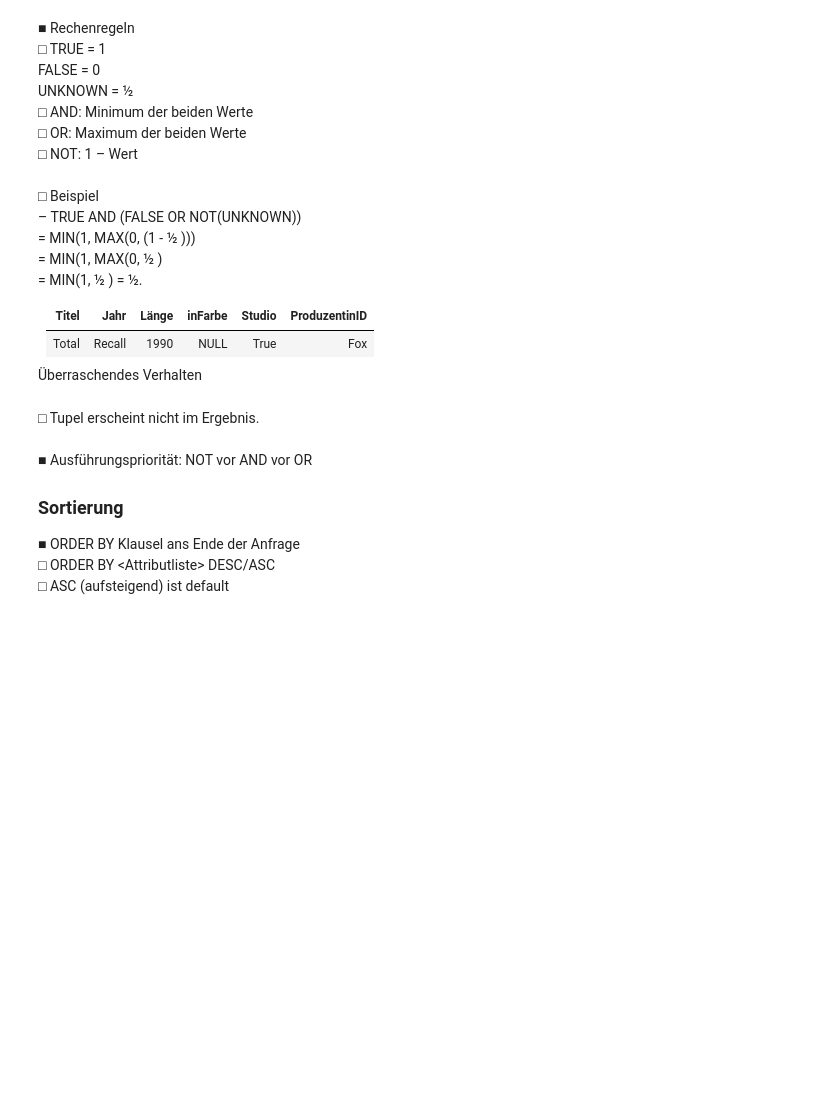
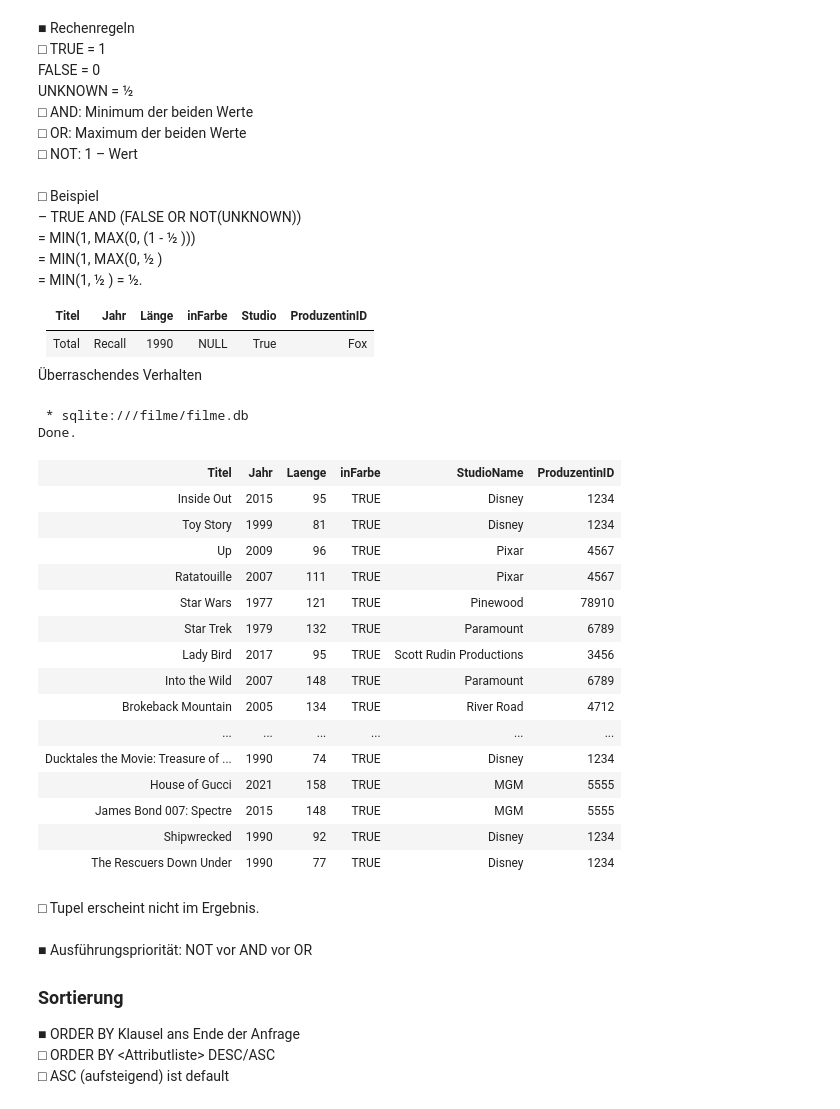
Before and after one commit to lejuliennn/GDBS_Script_Fork, a Jupyter notebook: _build/jupyter_execute/09/sql.ipynb, the cells around one changed output. Drawn from its saved outputs; the diff is of its cells as text; code cells hidden in the pictures; blank space fills up the shorter version.

```diff
--- a/_build/jupyter_execute/09/sql.ipynb
+++ b/_build/jupyter_execute/09/sql.ipynb
@@ -444,9 +529,26 @@ UNKNOWN = ½
 
  Überraschendes Verhalten
 # %%
-%sql SELECT *
-FROM Film
-WHERE Länge <= 90 OR Länge > 90; --Länge <= 90 == UNKNOWN und Länge > 90
+%sql SELECT * FROM Film WHERE Laenge <= 90 OR Laenge > 90; --Laenge <= 90 == UNKNOWN und Länge > 90
+# %% [output]
+ * sqlite:///filme/filme.db
+Done.
+| Titel | Jahr | Laenge | inFarbe | StudioName | ProduzentinID |
+| Inside Out | 2015 | 95 | TRUE | Disney | 1234 |
+| Toy Story | 1999 | 81 | TRUE | Disney | 1234 |
+| Up | 2009 | 96 | TRUE | Pixar | 4567 |
+| Ratatouille | 2007 | 111 | TRUE | Pixar | 4567 |
+| Star Wars | 1977 | 121 | TRUE | Pinewood | 78910 |
+| Star Trek | 1979 | 132 | TRUE | Paramount | 6789 |
+| Lady Bird | 2017 | 95 | TRUE | Scott Rudin Productions | 3456 |
+| Into the Wild | 2007 | 148 | TRUE | Paramount | 6789 |
+| Brokeback Mountain | 2005 | 134 | TRUE | River Road | 4712 |
+| ... | ... | ... | ... | ... | ... |
+| Ducktales the Movie: Treasure of ... | 1990 | 74 | TRUE | Disney | 1234 |
+| House of Gucci | 2021 | 158 | TRUE | MGM | 5555 |
+| James Bond 007: Spectre | 2015 | 148 | TRUE | MGM | 5555 |
+| Shipwrecked | 1990 | 92 | TRUE | Disney | 1234 |
+| The Rescuers Down Under | 1990 | 77 | TRUE | Disney | 1234 |
 # %% [markdown]
 □ Tupel erscheint nicht im Ergebnis.
 <br><br>
```
Also changed, not shown: parts of 51 cells of this notebook, 13 other files.
